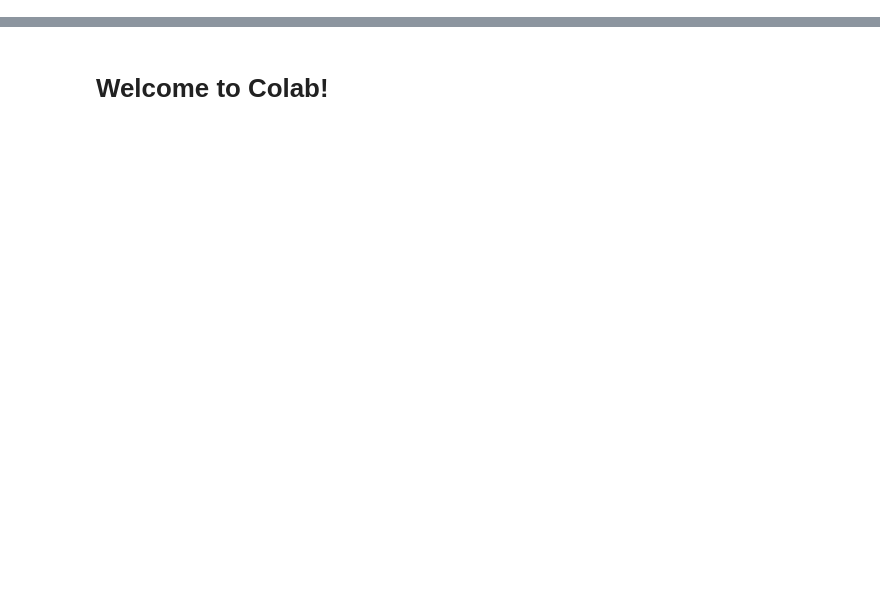
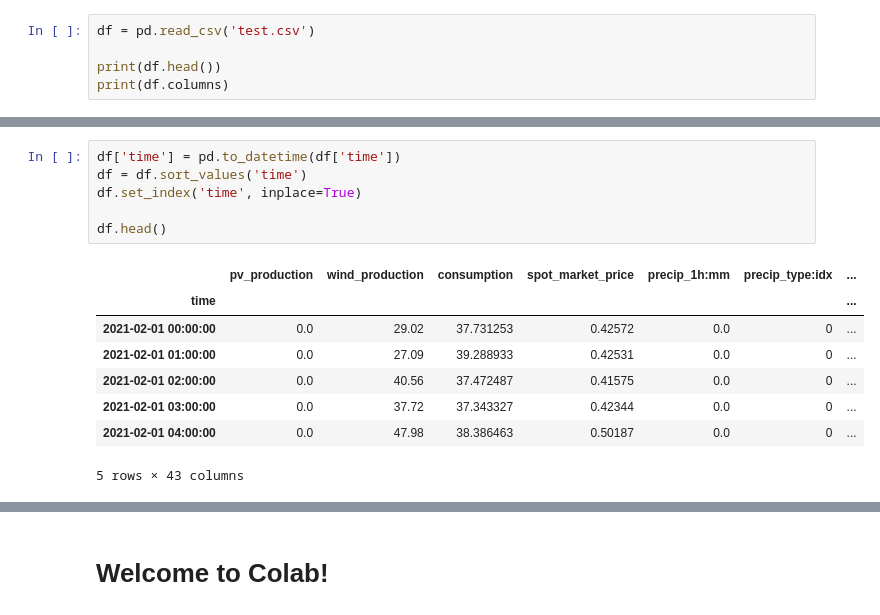
Before and after one commit to shaikat525/Shaikat-Majumder, a Jupyter notebook: Welcome_To_Colab.ipynb, the cells around one changed output, grey strips where cells are left out. Cells and saved outputs as stored; diff of their text form; blank space fills up the shorter version.

```diff
--- a/Welcome_To_Colab.ipynb
+++ b/Welcome_To_Colab.ipynb
@@ -2,0 +25,5 @@
+# %%
+df = pd.read_csv('test.csv')
+
+print(df.head())
+print(df.columns)
@@ -2,0 +48,15 @@
+# %%
+df['time'] = pd.to_datetime(df['time'])
+df = df.sort_values('time')
+df.set_index('time', inplace=True)
+
+df.head()
+# %% [output]
+|  | pv_production | wind_production | consumption | spot_market_price | precip_1h:mm | precip_type:idx | ... |
+| time |  |  |  |  |  |  | ... |
+| 2021-02-01 00:00:00 | 0.0 | 29.02 | 37.731253 | 0.42572 | 0.0 | 0 | ... |
+| 2021-02-01 01:00:00 | 0.0 | 27.09 | 39.288933 | 0.42531 | 0.0 | 0 | ... |
+| 2021-02-01 02:00:00 | 0.0 | 40.56 | 37.472487 | 0.41575 | 0.0 | 0 | ... |
+| 2021-02-01 03:00:00 | 0.0 | 37.72 | 37.343327 | 0.42344 | 0.0 | 0 | ... |
+| 2021-02-01 04:00:00 | 0.0 | 47.98 | 38.386463 | 0.50187 | 0.0 | 0 | ... |
+5 rows × 43 columns
```
Also changed, not shown: parts of 32 cells of this notebook.
